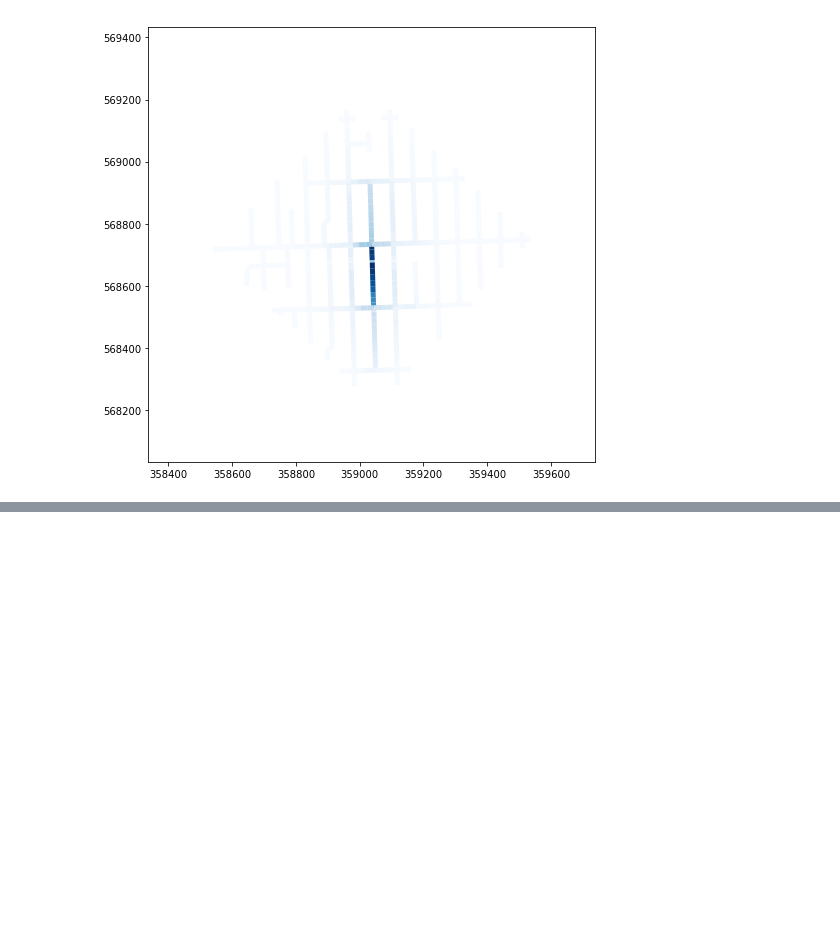
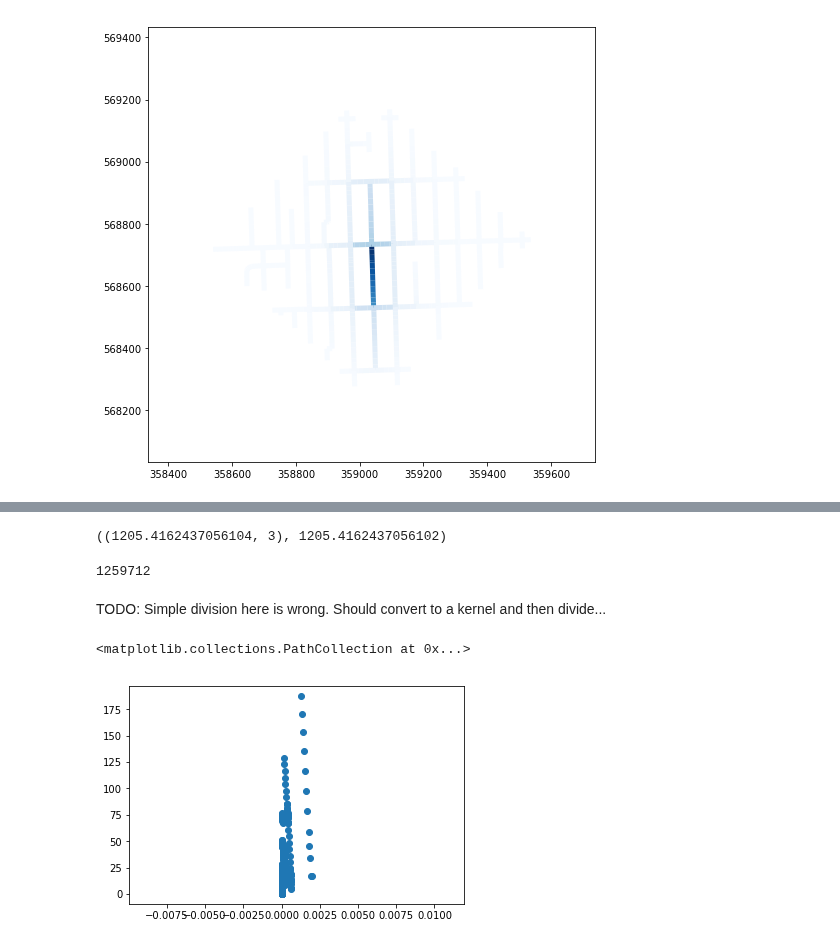
Before and after one commit to QuantCrimAtLeeds/PredictCode, a Jupyter notebook: examples/Networks/Geometry reduction.ipynb, the cells around one changed output, grey strips where cells are left out. Cells and saved outputs as stored; diff of their text form; code cells hidden in the pictures; blank space fills up the shorter version.

Commit message:
More on kernels

```diff
--- a/examples/Networks/Geometry reduction.ipynb
+++ b/examples/Networks/Geometry reduction.ipynb
@@ -274,0 +359,60 @@ for v in predictor.graph.neighbours(6743):
+# %%
+def shortest(edge_index):
+    k1, k2 = predictor.graph.edges[edge_index]
+    halves = (predictor.graph.length(edge_index) + predictor.graph.length(8076)) / 2
+    choices = [paths1[k1], paths1[k2], paths2[k1], paths2[k2]]
+    le = min(choices)
+    index = choices.index(le)
+    return le + halves, index
+
+shortest(8010), paths[8010]
+# %% [output]
+((1205.4162437056104, 3), 1205.4162437056102)
+# %%
+def degree_of_shortest_path(edge_index):
+    k1, k2 = predictor.graph.edges[edge_index]
+    kk1, kk2 = predictor.graph.edges[8076]
+    _, choice = shortest(edge_index)
+    if choice == 0:
+        vertex, pa = k1, prevs1
+    elif choice == 1:
+        vertex, pa = k2, prevs1
+    elif choice == 2:
+        vertex, pa = k1, prevs2
+    elif choice == 3:
+        vertex, pa = k2, prevs2
+    else:
+        raise AssertionError
+
+    v = vertex
+    cum_deg = max(1, predictor.graph.degree(v) - 1)
+    while True:
+        vv = pa[v]
+        if v == vv:
+            break
+        v = vv
+        d = max(1, predictor.graph.degree(v) - 1)
+        cum_deg *= d
+    return cum_deg
+
+degree_of_shortest_path(8010)
+# %% [output]
+1259712
+# %% [markdown]
+TODO: Simple division here is wrong.  Should convert to a kernel and then divide...
+# %%
+adjusted_dists = np.empty_like(risks)
+for i, r in enumerate(risks):
+    if r == 0:
+        continue
+    adjusted_dists[i], _ = shortest(i)
+    adjusted_dists[i] = adjusted_dists[i] / degree_of_shortest_path(i)
+
+mask = (risks > 0)
+r = risks[mask]
+adjusted_dists = adjusted_dists[mask]
+# %%
+plt.scatter(r, adjusted_dists)
+# %% [output]
+<matplotlib.collections.PathCollection at 0x...>
+[figure, added]
```
Also changed, not shown: parts of 13 cells of this notebook, 3 other files.
